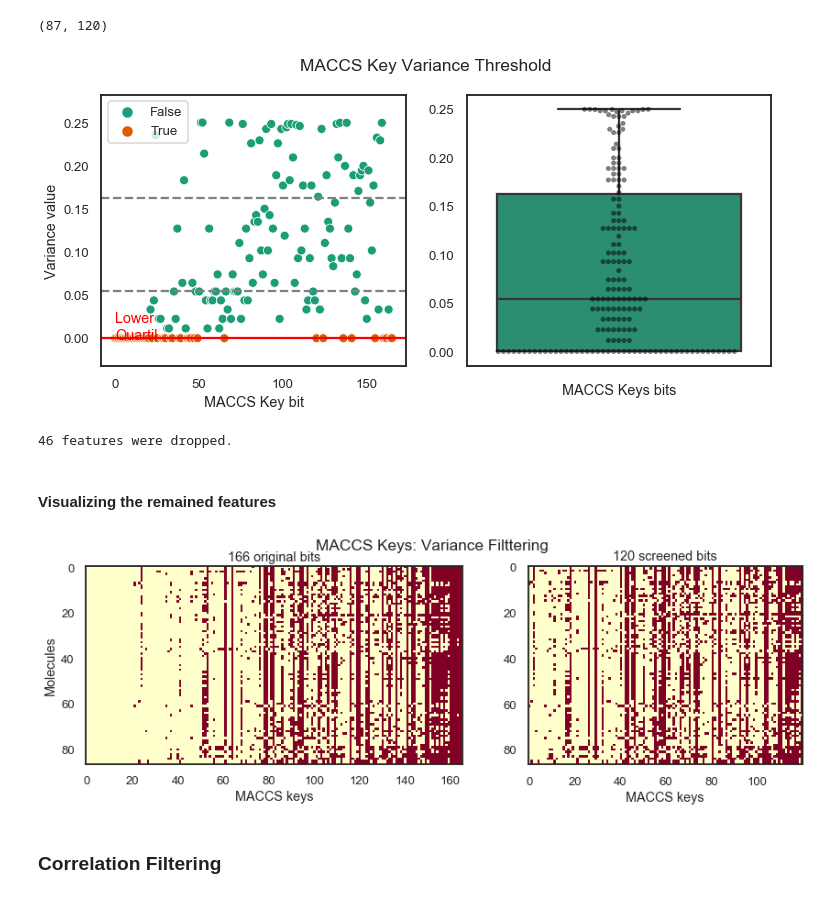
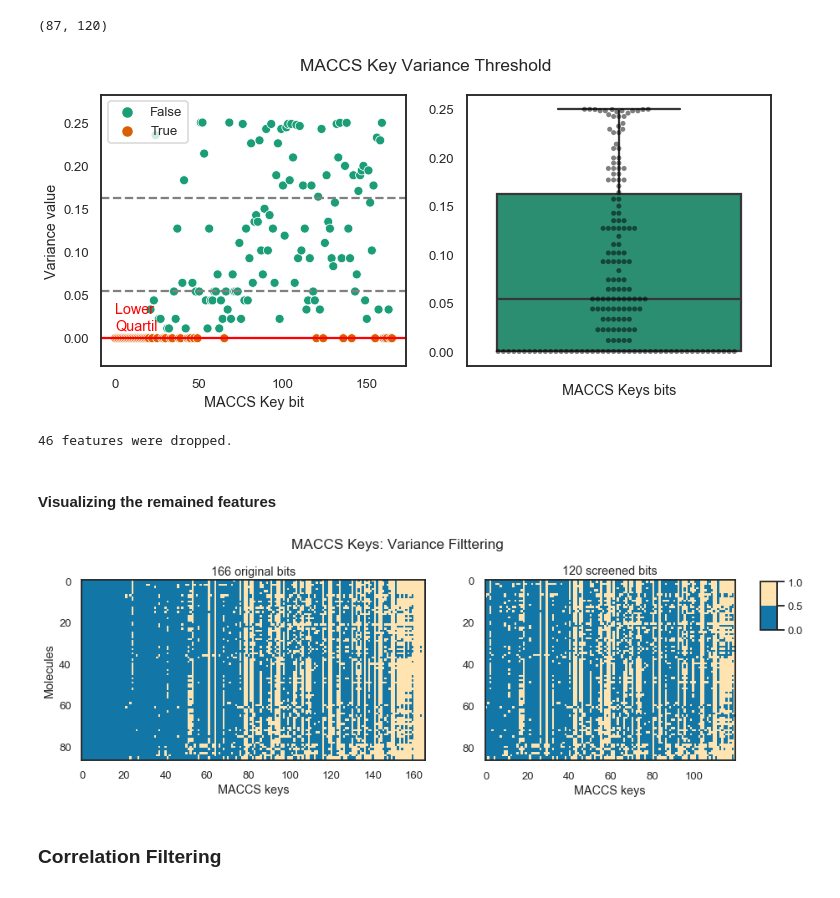
Before and after one commit to jRicciL/ERK2_notebooks, a Jupyter notebook: X_Reviewing_Fourches_work/7_Feature_Selection_RDKit_descriptors.ipynb, the cells around one changed output. Saved outputs shown, nothing was run; the diff lists cells and outputs as text; code cells hidden in the pictures.

```diff
--- a/X_Reviewing_Fourches_work/7_Feature_Selection_RDKit_descriptors.ipynb
+++ b/X_Reviewing_Fourches_work/7_Feature_Selection_RDKit_descriptors.ipynb
@@ -29,7 +29,7 @@ RDKit WARNING: [13:39:19] Enabling RDKit 2019.09.1 jupyter extensions
 # MACC Keys
 # %%
 #  Let's extract the MACCS Keys as a Data frame
-s = df_erk2_mols.maccs.map(lambda x: list(map(np.float, x)))
+s = df_erk2_mols.maccs.map(lambda x: list(map(np.int, x)))
 df_maccs_all = pd.DataFrame.from_dict(dict(zip(s.index, s.values))).T
 # We have to clarify that MACCS Keys from rdkit includes a dummy key at the begining due to the 0 indexing
 # Let's drop it
@@ -90,15 +114,18 @@ df_maccs_flt_var.shape
 # %%
 # Plot variances
 sns.set(style='white', palette='Dark2', context='talk', font_scale=0.8)
+
 fig, (ax1, ax2) = plt.subplots(1, 2, figsize=(12,5))
 fig.suptitle('MACCS Key Variance Threshold')
 q1, q2, q3 = np.quantile(var.values, [0.25, 0.5, 0.75])
+
 ax1 = sns.scatterplot(x=range(0,166), y=var, ax=ax1, hue=(var <= q1))
 ax1.set(xlabel='MACCS Key bit', ylabel='Variance value')
-ax1.annotate('Lower\nQuartil', xy=(0, q1), color='red')
+ax1.annotate('Lower\nQuartil', xy=(0, q1+0.01), color='red')
 ax1.axhline(q1, color='red')
 ax1.axhline(q2, color='grey', linestyle='--')
 ax1.axhline(q3, color='grey', linestyle='--')
+
 ax2 = sns.boxplot(y=var, ax=ax2)
 ax2 = sns.swarmplot(y=var, ax=ax2, color='black', alpha=0.5)
 ax2.set(xlabel='MACCS Keys bits')
@@ -106,27 +133,32 @@ plt.show()
 
 print(sum(var <= q1), 'features were dropped.')
 # %% [output]
-[figure, old version]
+[figure, new version]
 46 features were dropped.
 # %% [markdown]
 #### Visualizing the remained features
 # %%
 import matplotlib.gridspec as gridspec
+from matplotlib.colors import ListedColormap
+
+# colormap
+cmap_heatmap = ListedColormap(['#1276a7', '#FFE4B1'])
 
 gs = gridspec.GridSpec(nrows=1, ncols=2, height_ratios=[1], width_ratios=[1.1, 0.8])
 fig = plt.figure(figsize=(14, 4))
-fig.suptitle('MACCS Keys: Variance Filttering')
+fig.suptitle('MACCS Keys: Variance Filttering', y = 1.05)
 ax1 = plt.subplot(gs[0])
 ax2 = plt.subplot(gs[1])
 
 xlab = 'MACCS keys'
-ax1.imshow(df_maccs_all, cmap='YlOrRd')
+s = ax1.imshow(df_maccs_all, cmap=cmap_heatmap)
 ax1.set(title='166 original bits', xlabel=xlab, ylabel='Molecules')
-ax2.imshow(df_maccs_flt_var, cmap='YlOrRd')
+ax2.imshow(df_maccs_flt_var, cmap=cmap_heatmap)
 ax2.set(title='120 screened bits', xlabel=xlab)
+fig.colorbar(s, ax=ax1, cax=fig.add_axes([0.93, 0.67, 0.02, 0.2]))
 plt.show()
 # %% [output]
-[figure, old version]
+[figure, new version]
 # %% [markdown]
 ### Correlation Filtering
 # %% [markdown]
```
Also changed, not shown: parts of 40 cells of this notebook.
